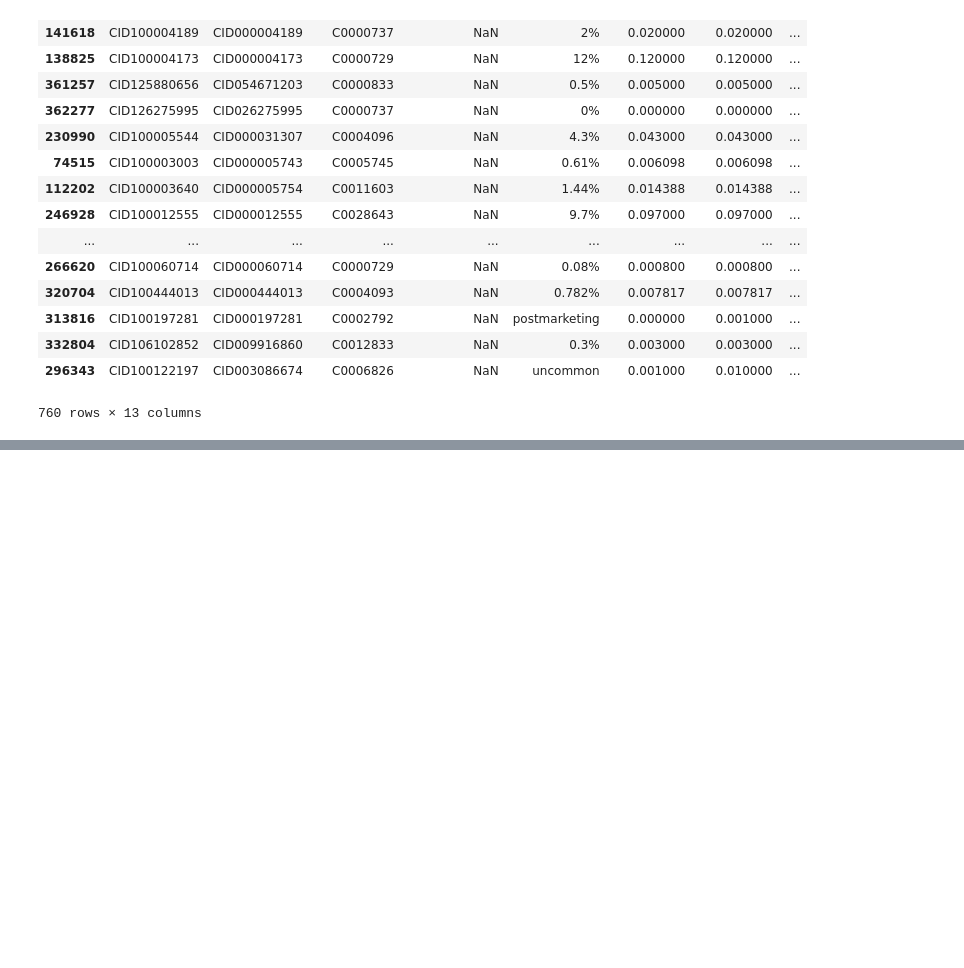
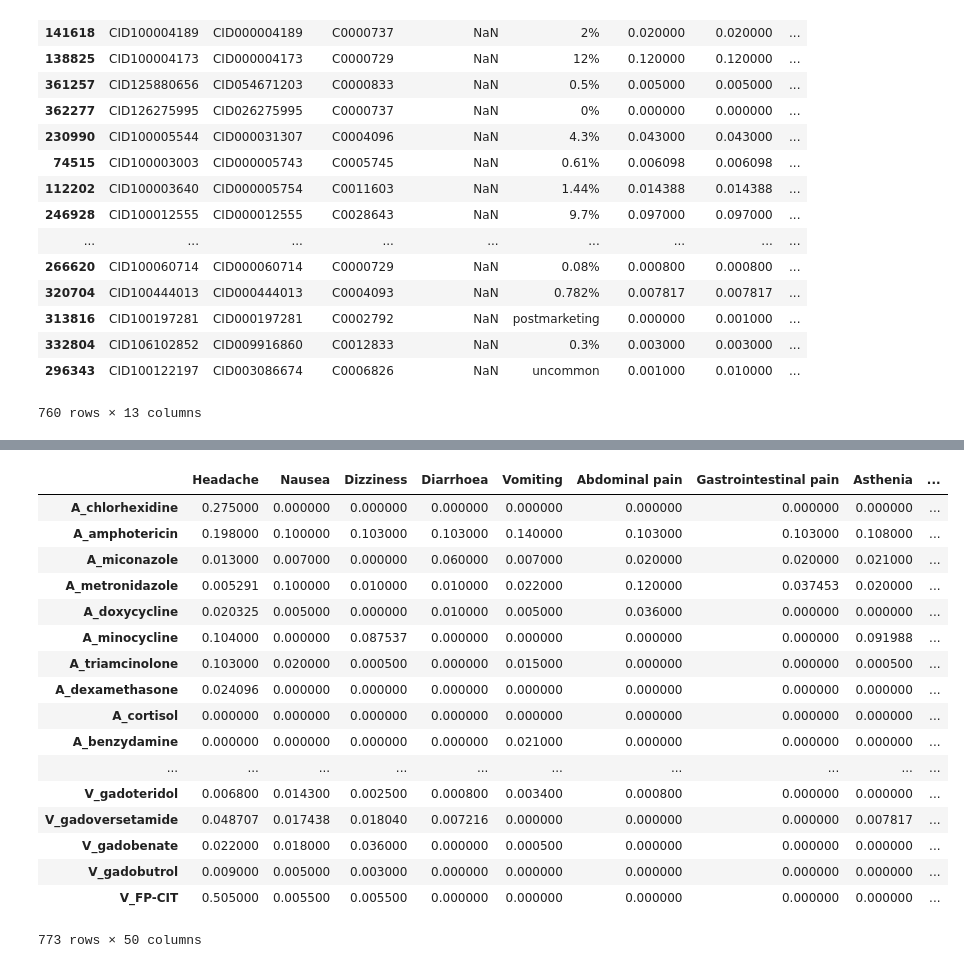
Before and after one commit to batmanlab/drugEmbedding, a Jupyter notebook: notebooks/sider_similarity.ipynb, the cells around one changed output, grey strips where cells are left out. Drawn from its saved outputs; the diff is of its cells as text; code cells hidden in the pictures; blank space fills up the shorter version.

```diff
--- a/notebooks/sider_similarity.ipynb
+++ b/notebooks/sider_similarity.ipynb
@@ -192,0 +173,23 @@ array([ True,  True,  True,  True,  True,  True,  True,  True,  True,
+# %%
+top_index = df_groups.sum().sort_values(ascending=False)[0:50].index
+# %%
+df_drugs[top_index]
+# %% [output]
+|  | Headache | Nausea | Dizziness | Diarrhoea | Vomiting | Abdominal pain | Gastrointestinal pain | Asthenia | ... |
+| A_chlorhexidine | 0.275000 | 0.000000 | 0.000000 | 0.000000 | 0.000000 | 0.000000 | 0.000000 | 0.000000 | ... |
+| A_amphotericin | 0.198000 | 0.100000 | 0.103000 | 0.103000 | 0.140000 | 0.103000 | 0.103000 | 0.108000 | ... |
+| A_miconazole | 0.013000 | 0.007000 | 0.000000 | 0.060000 | 0.007000 | 0.020000 | 0.020000 | 0.021000 | ... |
+| A_metronidazole | 0.005291 | 0.100000 | 0.010000 | 0.010000 | 0.022000 | 0.120000 | 0.037453 | 0.020000 | ... |
+| A_doxycycline | 0.020325 | 0.005000 | 0.000000 | 0.010000 | 0.005000 | 0.036000 | 0.000000 | 0.000000 | ... |
+| A_minocycline | 0.104000 | 0.000000 | 0.087537 | 0.000000 | 0.000000 | 0.000000 | 0.000000 | 0.091988 | ... |
+| A_triamcinolone | 0.103000 | 0.020000 | 0.000500 | 0.000000 | 0.015000 | 0.000000 | 0.000000 | 0.000500 | ... |
+| A_dexamethasone | 0.024096 | 0.000000 | 0.000000 | 0.000000 | 0.000000 | 0.000000 | 0.000000 | 0.000000 | ... |
+| A_cortisol | 0.000000 | 0.000000 | 0.000000 | 0.000000 | 0.000000 | 0.000000 | 0.000000 | 0.000000 | ... |
+| A_benzydamine | 0.000000 | 0.000000 | 0.000000 | 0.000000 | 0.021000 | 0.000000 | 0.000000 | 0.000000 | ... |
+| ... | ... | ... | ... | ... | ... | ... | ... | ... | ... |
+| V_gadoteridol | 0.006800 | 0.014300 | 0.002500 | 0.000800 | 0.003400 | 0.000800 | 0.000000 | 0.000000 | ... |
+| V_gadoversetamide | 0.048707 | 0.017438 | 0.018040 | 0.007216 | 0.000000 | 0.000000 | 0.000000 | 0.007817 | ... |
+| V_gadobenate | 0.022000 | 0.018000 | 0.036000 | 0.000000 | 0.000500 | 0.000000 | 0.000000 | 0.000000 | ... |
+| V_gadobutrol | 0.009000 | 0.005000 | 0.003000 | 0.000000 | 0.000000 | 0.000000 | 0.000000 | 0.000000 | ... |
+| V_FP-CIT | 0.505000 | 0.005500 | 0.005500 | 0.000000 | 0.000000 | 0.000000 | 0.000000 | 0.000000 | ... |
+773 rows × 50 columns
```
Also changed, not shown: parts of 10 cells of this notebook.
